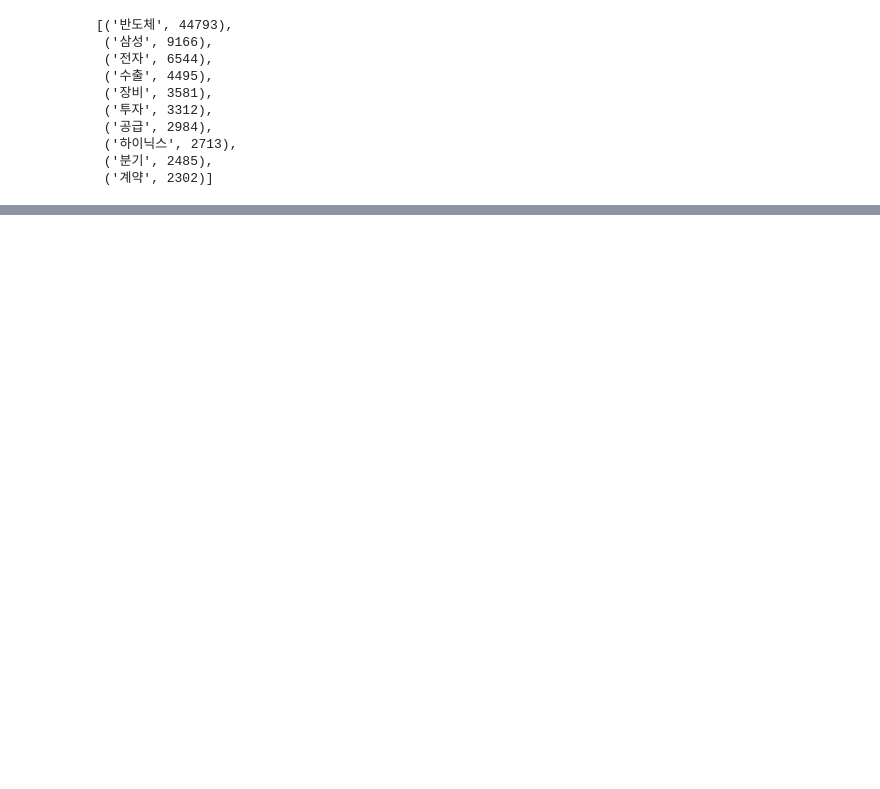
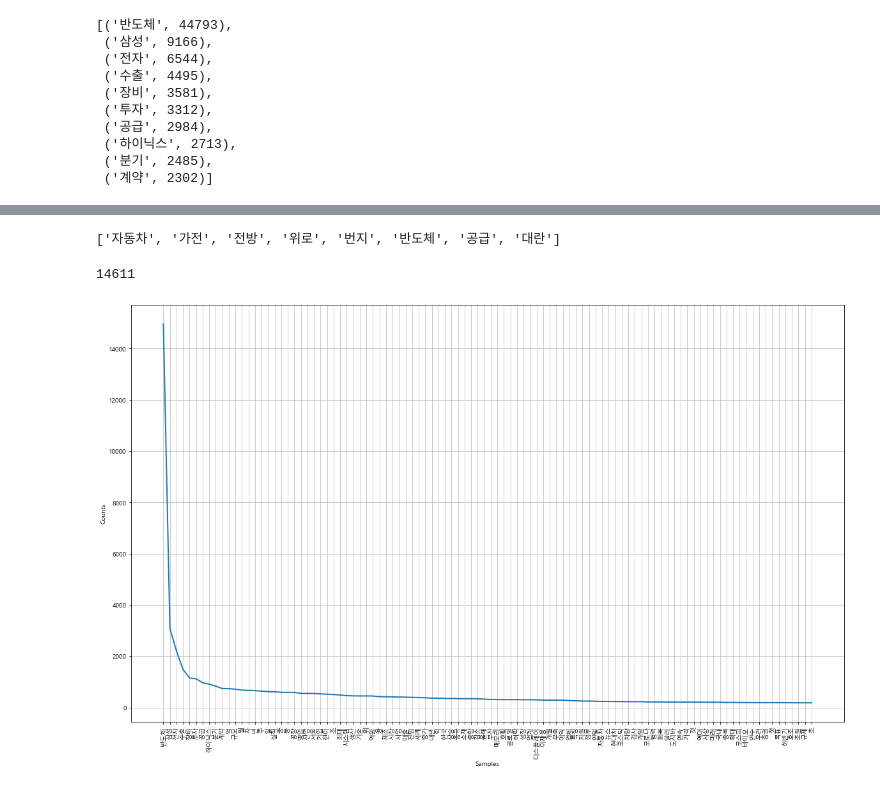
Before and after one commit to youngai1112/HK_Project, a Jupyter notebook: 7_자연어처리/04_네이버증권_한자번역.ipynb, the cells around one changed output, grey strips where cells are left out. Drawn from its saved outputs; the diff is of its cells as text; code cells hidden in the pictures; blank space fills up the shorter version.

```diff
--- a/7_자연어처리/04_네이버증권_한자번역.ipynb
+++ b/7_자연어처리/04_네이버증권_한자번역.ipynb
@@ -464,0 +468,21 @@ plt.show()
+# %%
+# test_data > nouns 컬럼 > 0번째 데이터의 단어 출력
+test_data.nouns.to_list()[0].split()
+# %% [output]
+['자동차', '가전', '전방', '위로', '번지', '반도체', '공급', '대란']
+# %%
+# test_data의 길이 확인
+len(test_data.nouns.to_list())
+# %% [output]
+14611
+# %%
+nouns_list = []
+
+for i in range(0, len(test_data.nouns.to_list())):
+    noun = test_data.nouns.to_list()[i].split()
+    nouns_list.append(noun)
+# %%
+sum = []
+
+for i in range(0, len(nouns_list)):
+    sum += nouns_list[i]
@@ -464,0 +493,7 @@ plt.show()
+# %%
+words = nltk.Text(sum)
+plt.figure(figsize=(20,12))
+words.plot(100)        # 많이 사용된 단어 50개를 보여주기
+plt.show()
+# %% [output]
+[figure, added]
```
Also changed, not shown: parts of 9 cells of this notebook.
